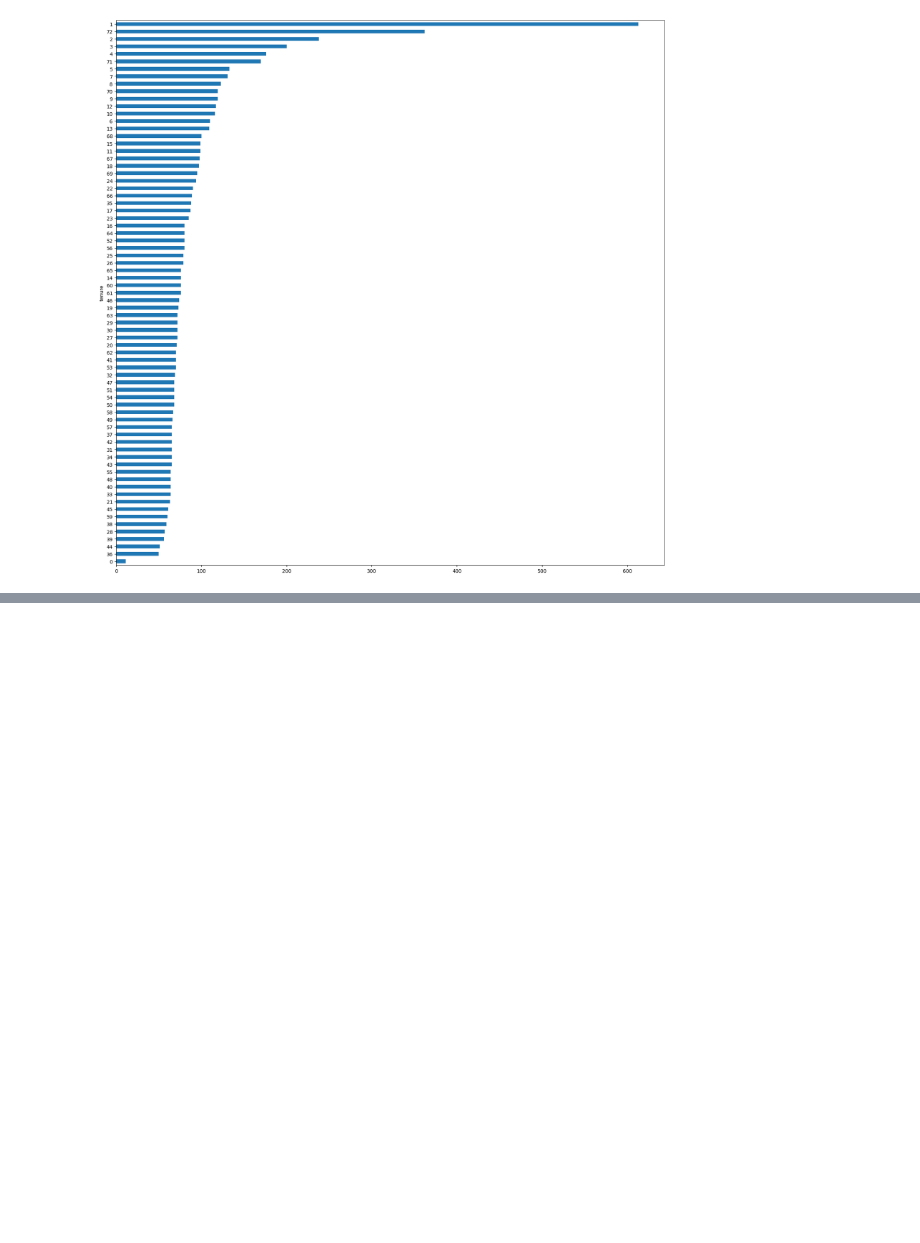
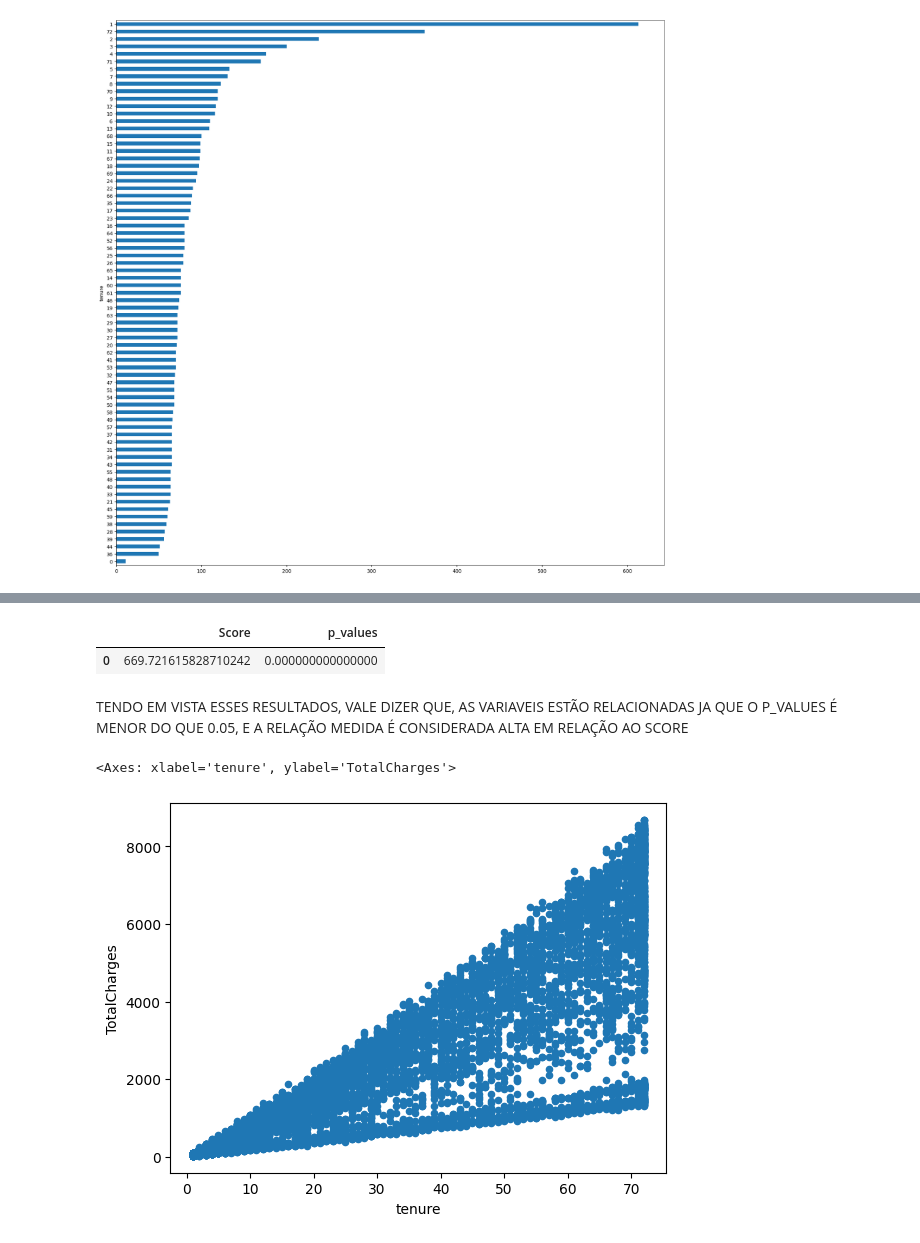
Before and after one commit to PedroElorriaga/AI-Development, a Jupyter notebook: eda/eda_aula1.ipynb, the cells around one changed output, grey strips where cells are left out. Saved outputs shown, nothing was run; the diff lists cells and outputs as text; code cells hidden in the pictures; blank space fills up the shorter version.

```diff
--- a/eda/eda_aula1.ipynb
+++ b/eda/eda_aula1.ipynb
@@ -383,0 +400,6 @@ dataframe_all_infos.groupby(['tenure'])['tenure'].count().sort_values().plot.bar
+# %%
+# CRIANDO UMA NOVA COLUNA
+import numpy as np
+
+dataframe_all_infos['TempoMenor6Meses'] = np.where(dataframe_all_infos['tenure'] < 6, 'Yes', 'No')
+dataframe_all_infos.head() # CRIOU NO FIM DO DATAFRAME
@@ -383,0 +414,28 @@ dataframe_all_infos.groupby(['tenure'])['tenure'].count().sort_values().plot.bar
+# %%
+# CALCULANDO SCORE E P_VALUES
+from scipy.stats import chi2_contingency
+
+# ANTES DEVEMOS FAZER O CRIZAMENTO DE CATEGORIAS (CONTINGÊNCIA)
+data_contigency = pd.crosstab(dataframe_all_infos['Churn'], dataframe_all_infos['TempoMenor6Meses'])
+
+# SCORES
+chi_data_contigency = chi2_contingency(data_contigency)
+
+chi_data_contigency_score = pd.Series(chi_data_contigency[0])
+chi_data_contigency_pvalues = pd.Series(chi_data_contigency[1])
+
+
+# DATAFRAME DOS SCORES
+scores_dataframe = pd.DataFrame({'Score': chi_data_contigency_score, 'p_values': chi_data_contigency_pvalues})
+scores_dataframe
+# %% [output]
+|  | Score | p_values |
+| 0 | 669.721615828710242 | 0.000000000000000 |
+# %% [markdown]
+TENDO EM VISTA ESSES RESULTADOS, VALE DIZER QUE, AS VARIAVEIS ESTÃO RELACIONADAS JA QUE O P_VALUES É MENOR DO QUE 0.05, E A RELAÇÃO MEDIDA É CONSIDERADA ALTA EM RELAÇÃO AO SCORE
+# %%
+# PLOT SCATTER ENTRE TENURE E TOTALCHARGES
+dataframe_all_infos.plot.scatter(x='tenure', y='TotalCharges')
+# %% [output]
+<Axes: xlabel='tenure', ylabel='TotalCharges'>
+[figure, added]
```
Also changed, not shown: parts of 4 cells of this notebook, 2 other files.
